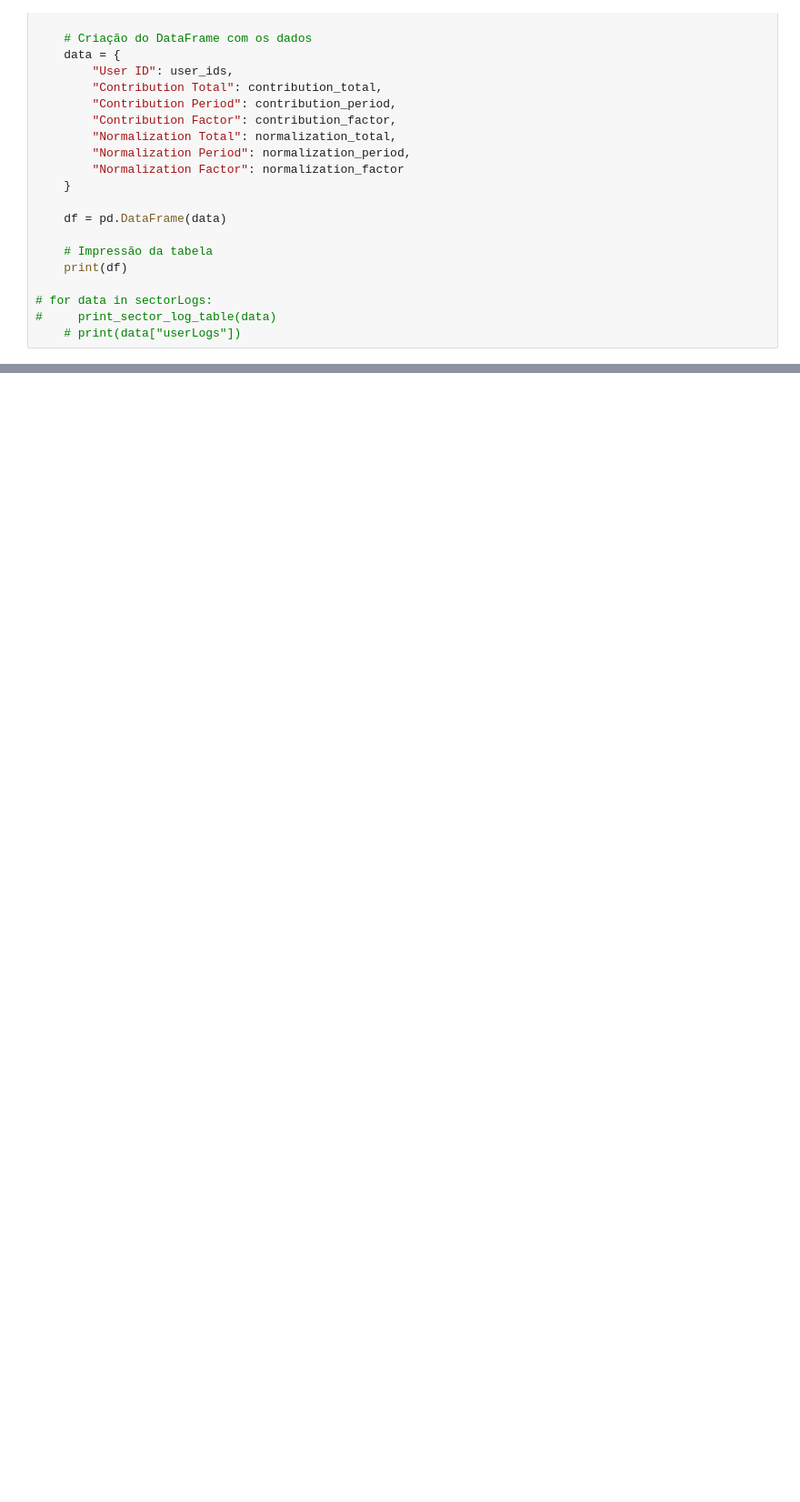
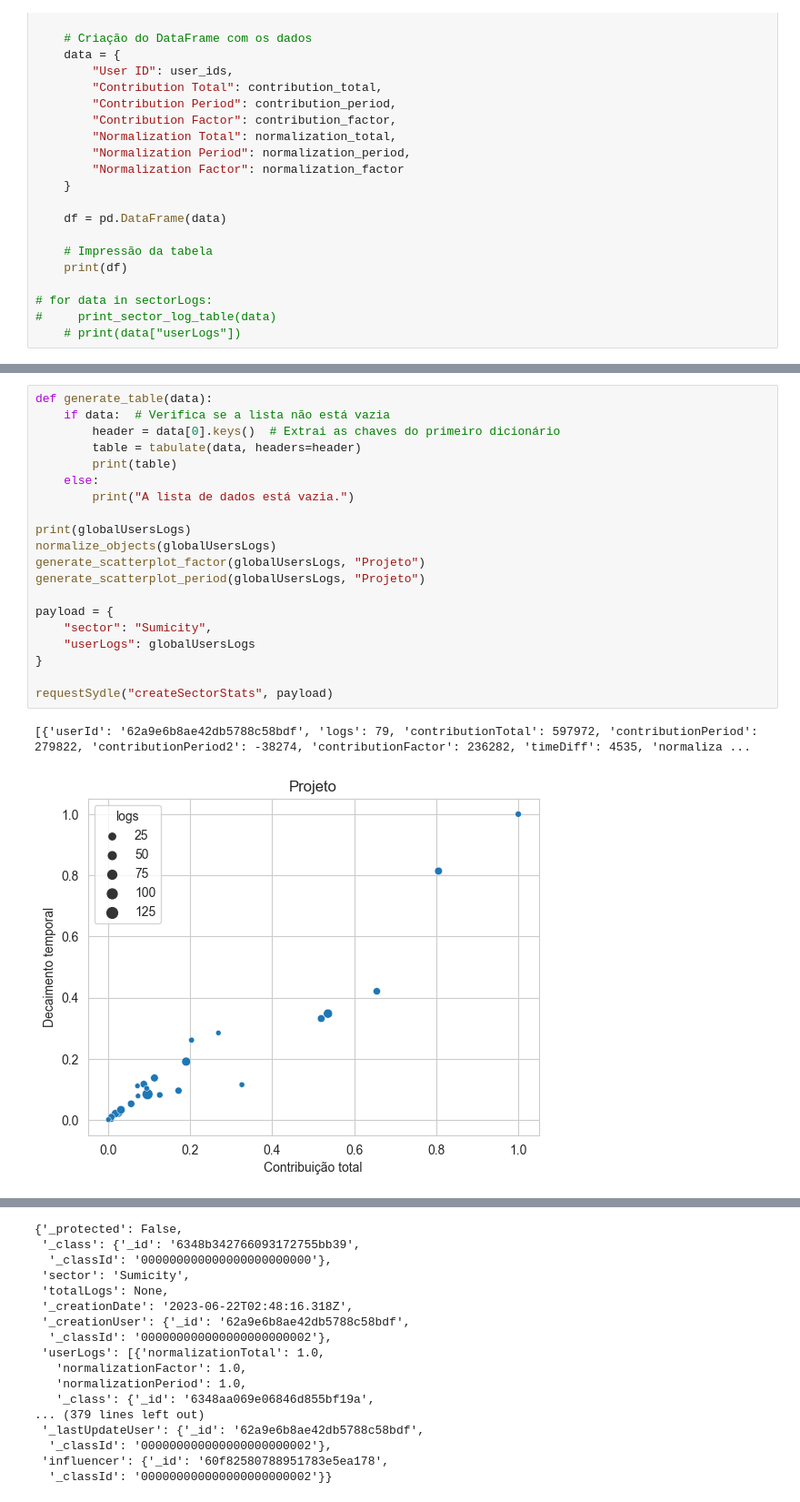
Before and after one commit to andrediasn/Analise_ECOS-TCC, a Jupyter notebook: TCC.ipynb, the cells around one changed output, grey strips where cells are left out. Shown at 91% size. Drawn from its saved outputs; the diff is of its cells as text; blank space fills up the shorter version.

```diff
--- a/TCC.ipynb
+++ b/TCC.ipynb
@@ -585,0 +598,23 @@ for data in sectorLogs:
+# %%
+def generate_table(data):
+    if data:  # Verifica se a lista não está vazia
+        header = data[0].keys()  # Extrai as chaves do primeiro dicionário
+        table = tabulate(data, headers=header)
+        print(table)
+    else:
+        print("A lista de dados está vazia.")
+
+print(globalUsersLogs)
+normalize_objects(globalUsersLogs)
+generate_scatterplot_factor(globalUsersLogs, "Projeto")
+generate_scatterplot_period(globalUsersLogs, "Projeto")
+
+payload = {
+    "sector": "Sumicity",
+    "userLogs": globalUsersLogs
+}
+
+requestSydle("createSectorStats", payload)
+# %% [output]
+[{'userId': '62a9e6b8ae42db5788c58bdf', 'logs': 79, 'contributionTotal': 597972, 'contributionPeriod': 279822, 'contributionPeriod2': -38274, 'contributionFactor': 236282, 'timeDiff': 4535, 'normaliza ...
+[figure, added]
@@ -585,0 +622,17 @@ for data in sectorLogs:
+{'_protected': False,
+ '_class': {'_id': '6348b342766093172755bb39',
+  '_classId': '000000000000000000000000'},
+ 'sector': 'Sumicity',
+ 'totalLogs': None,
+ '_creationDate': '2023-06-22T02:48:16.318Z',
+ '_creationUser': {'_id': '62a9e6b8ae42db5788c58bdf',
+  '_classId': '000000000000000000000002'},
+ 'userLogs': [{'normalizationTotal': 1.0,
+   'normalizationFactor': 1.0,
+   'normalizationPeriod': 1.0,
+   '_class': {'_id': '6348aa069e06846d855bf19a',
+... (379 lines left out)
+ '_lastUpdateUser': {'_id': '62a9e6b8ae42db5788c58bdf',
+  '_classId': '000000000000000000000002'},
+ 'influencer': {'_id': '60f82580788951783e5ea178',
+  '_classId': '000000000000000000000002'}}
```
Also changed, not shown: parts of 7 cells of this notebook.
